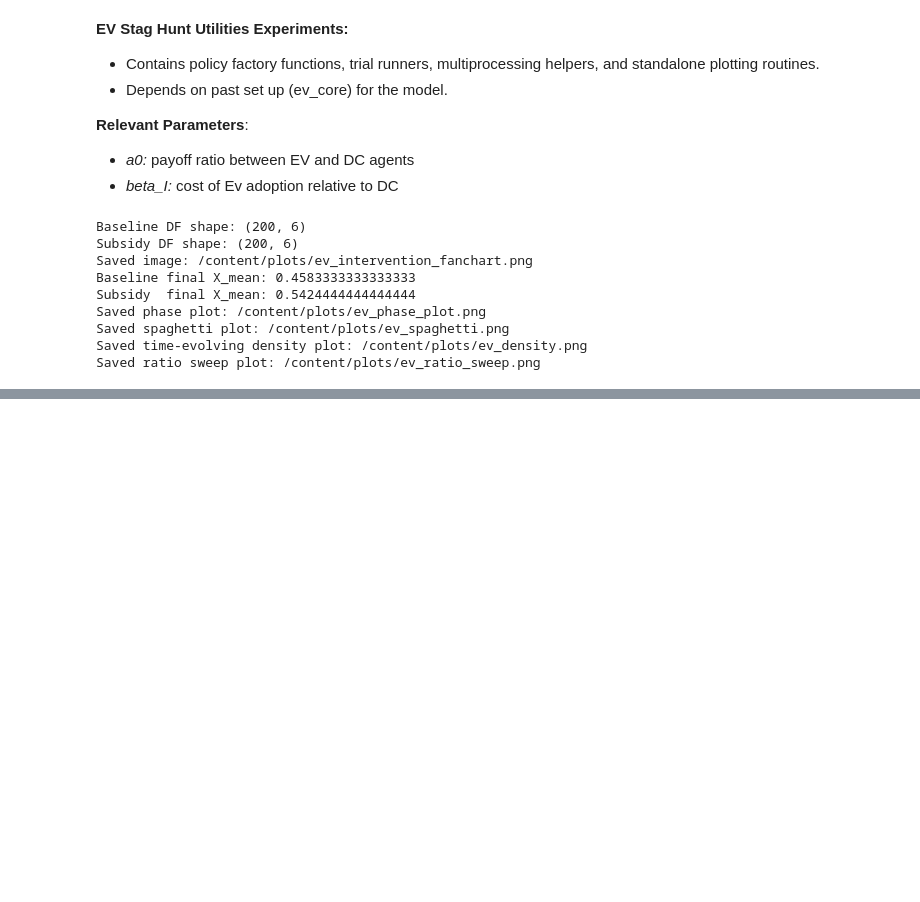
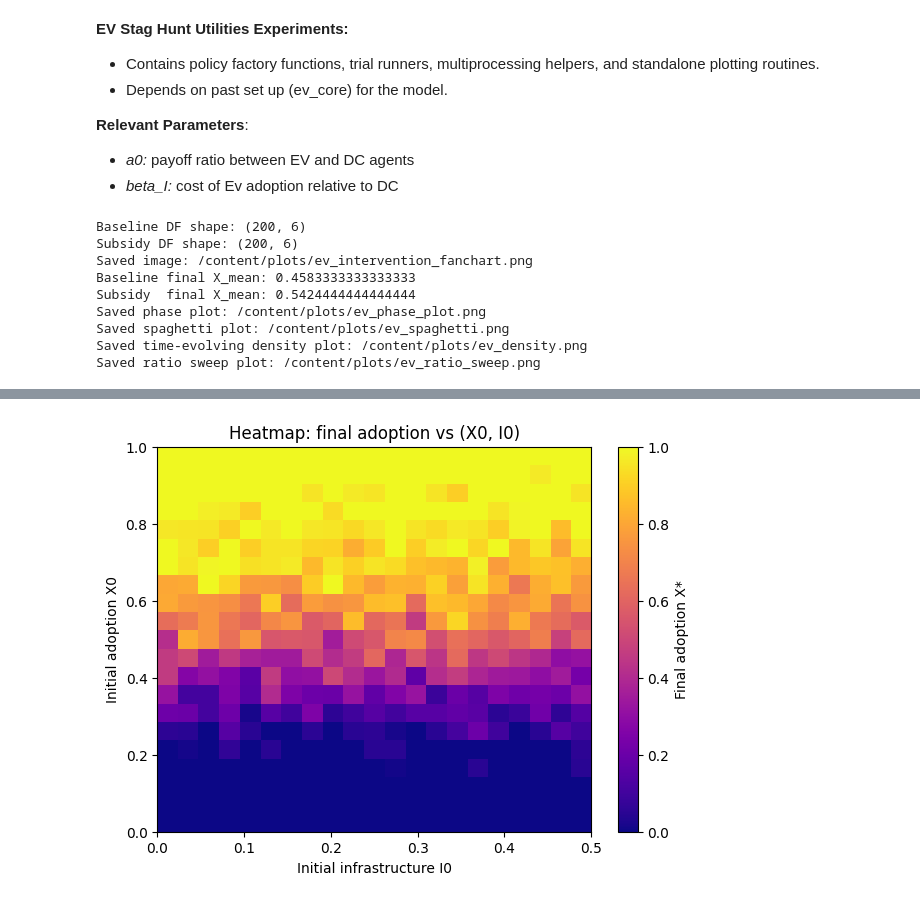
Before and after one commit to jrodriguezzuloaga-netizen/Model-based-decision-making, a Jupyter notebook: Assignment_3.ipynb, the cells around one changed output, grey strips where cells are left out. Saved outputs shown, nothing was run; the diff lists cells and outputs as text; code cells hidden in the pictures; blank space fills up the shorter version.

```diff
--- a/Assignment_3.ipynb
+++ b/Assignment_3.ipynb
@@ -1614,0 +1726,74 @@ Saved ratio sweep plot: /content/plots/ev_ratio_sweep.png
+# %%
+# Influence of I0 on tipping boundary
+# Production of heatmap of:
+  # final adoption vs initial adoption
+  # final adoption vs initial infrastructure
+
+def heatmap_X0_I0(
+    X0_values,
+    I0_values,
+    repeats=20,
+    **fixed_params,
+):
+    """
+    Compute a matrix final_X[i, j] = mean final adoption
+    for X0_values[i], I0_values[j].
+    """
+    final_X = np.zeros((len(X0_values), len(I0_values)))
+
+    for i, X0 in enumerate(X0_values):
+        for j, I0 in enumerate(I0_values):
+            finals = []
+            for _ in range(repeats):
+                seed_j = np.random.randint(0, 2**31 - 1)
+                x_star = run_network_trial(
+                    X0_frac=X0,
+                    ratio=fixed_params["ratio"],
+                    I0=I0,
+                    beta_I=fixed_params["beta_I"],
+                    b=fixed_params["b"],
+                    g_I=fixed_params["g_I"],
+                    T=fixed_params["T"],
+                    network_type=fixed_params["network_type"],
+                    n_nodes=fixed_params["n_nodes"],
+                    p=fixed_params["p"],
+                    m=fixed_params["m"],
+                    seed=seed_j,
+                    collect=False,
+                    strategy_choice_func=fixed_params["strategy_choice_func"],
+                    tau=fixed_params["tau"],
+                )
+                finals.append(x_star)
+            final_X[i, j] = np.mean(finals)
+    return final_X
+
+    # Allows us to se how I0 (initial infrastructure) afects the tipping boundary
+
+X0_values = np.linspace(0.0, 1.0, 21)
+I0_values = np.linspace(0.0, 0.5, 21)  # choose a reasonable range for I0
+
+final_X_matrix = heatmap_X0_I0(
+    X0_values,
+    I0_values,
+    repeats=20,
+    ratio=baseline_ratio,
+    **baseline_params,
+)
+
+plt.figure(figsize=(7,5))
+im = plt.imshow(
+    final_X_matrix,
+    origin="lower",
+    extent=[I0_values[0], I0_values[-1], X0_values[0], X0_values[-1]],
+    aspect="auto",
+    vmin=0.0,
+    vmax=1.0,
+    cmap="plasma",
+)
+plt.colorbar(im, label="Final adoption X*")
+plt.xlabel("Initial infrastructure I0")
+plt.ylabel("Initial adoption X0")
+plt.title("Heatmap: final adoption vs (X0, I0)")
+plt.show()
+# %% [output]
+[figure, added]
```
Also changed, not shown: parts of 11 cells of this notebook.
